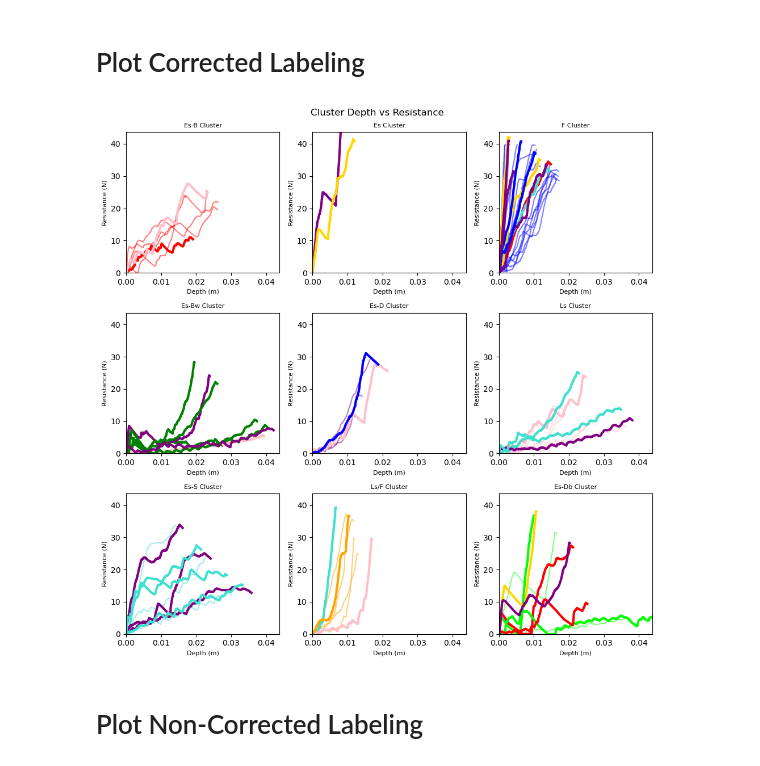
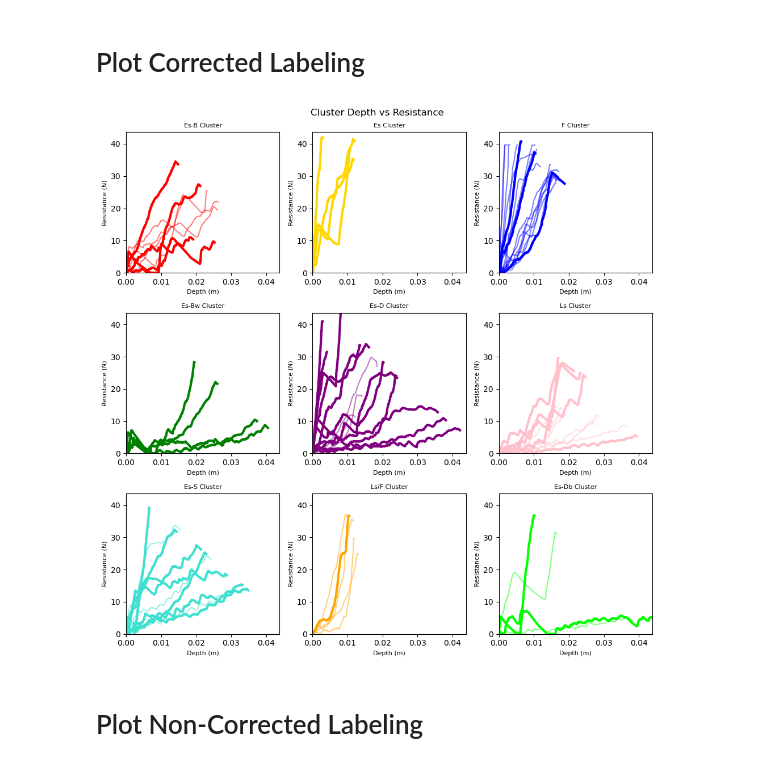
Before and after one commit to liamtbo/LASSIE, a Jupyter notebook: marions_labeled_data_new.ipynb, the cells around one changed output. Drawn from its saved outputs; the diff is of its cells as text; code cells hidden in the pictures.

Commit message:
everything is plotting perfectly

```diff
--- a/marions_labeled_data_new.ipynb
+++ b/marions_labeled_data_new.ipynb
@@ -111,12 +111,12 @@ pseudo_labeled_data:
 2                       LS                              5
 # %%
 def find_changed_label_curves(labeled_data:pd.DataFrame, pseudo_labeled_data:pd.DataFrame, ylabel_name:str):
-    ylabel_indicies = labeled_data.index # indicies of labeled data points
-    pseudo_labels_of_labeled_data = pseudo_labeled_data.loc[ylabel_indicies]
+    ylabel_idxs = labeled_data.index # idxs of labeled data points
+    pseudo_labels_of_labeled_data = pseudo_labeled_data.loc[ylabel_idxs]
     diff_mask = (labeled_data[ylabel_name] != pseudo_labels_of_labeled_data[f'pseudo_{ylabel_name}'])
-    changed_label_indicies = labeled_data[diff_mask].index.tolist()
-    return changed_label_indicies
+    changed_label_idxs = labeled_data[diff_mask].index.tolist()
+    return changed_label_idxs
 
-changed_ylabel_indicies = find_changed_label_curves(marions_labeled_data, pseudo_labeled_data, ylabel_name)
-print(f'changed_ylabel_indicies: {changed_ylabel_indicies}')
+changed_ylabel_idxs = find_changed_label_curves(marions_labeled_data, pseudo_labeled_data, ylabel_name)
+print(f'changed_ylabel_idxs: {changed_ylabel_idxs}')
 # %% [output]
@@ -134,11 +133,18 @@ plotting.plot_clusters_seperately(marions_labeled_data[f'{ylabel_name}_nums'].to
 # %% [markdown]
 # Plot Corrected Labeling
 # %%
-plotting.plot_clusters_seperately(pseudo_labeled_data[f'pseudo_{ylabel_name}_nums'], pseudo_labeled_data.index,
+# print(pseudo_labeled_data[:3])
+corrected_pseudo_labeled_data = pseudo_labeled_data.copy()
+corrected_pseudo_labeled_data.loc[changed_ylabel_idxs, [f'pseudo_{ylabel_name}',f'pseudo_{ylabel_name}_nums']] \
+    = marions_labeled_data[[ylabel_name, f'{ylabel_name}_nums']]
+corrected_pseudo_labeled_data.loc[changed_ylabel_idxs, f'pseudo_{ylabel_name}'] = marions_labeled_data[ylabel_name]
+corrected_pseudo_labeled_data.loc[changed_ylabel_idxs, f'pseudo_{ylabel_name}_nums'] = marions_labeled_data[f'{ylabel_name}_nums']
+
+plotting.plot_clusters_seperately(corrected_pseudo_labeled_data[f'pseudo_{ylabel_name}_nums'],
                                   curve_data, ylabel_name, cluster_category_names=list(label_to_cluster_num.keys()),
                                   pseudo_corrections=marions_labeled_data)
 # %% [output]
-[figure, old version]
+[figure, new version]
 # %% [markdown]
 # Plot Non-Corrected Labeling
 # %%
```
Also changed, not shown: parts of 3 cells of this notebook, 1 other file.
